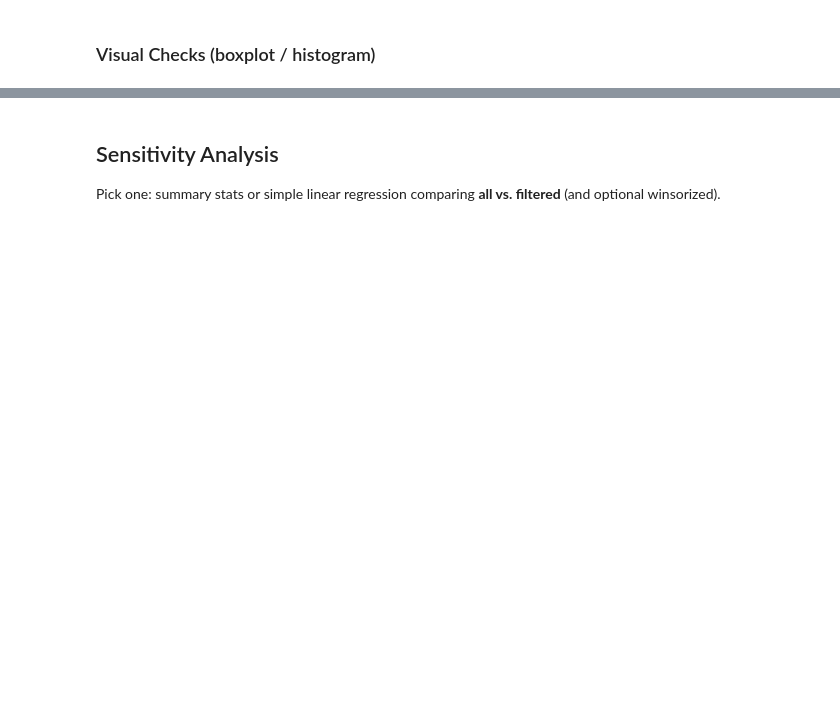
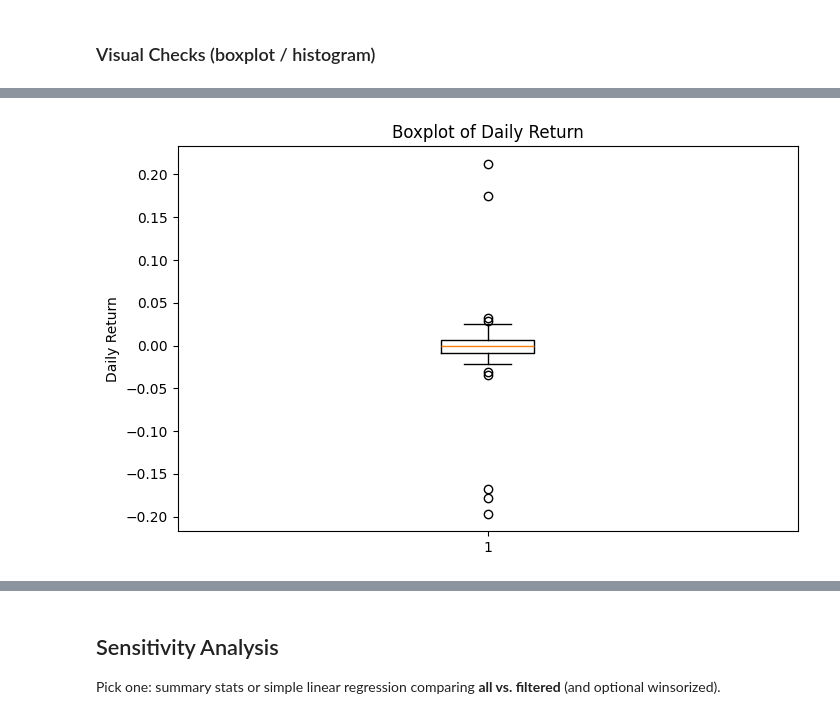
Before and after one commit to liuaixuan1/bootcamp_Aixuan_Liu, a Jupyter notebook: homework/homework07/homework07_outliers‑risk‑assumptions_submission.ipynb, the cells around one changed output, grey strips where cells are left out. Cells and saved outputs as stored; diff of their text form; code cells hidden in the pictures; blank space fills up the shorter version.

```diff
--- a/homework/homework07/homework07_outliers‑risk‑assumptions_submission.ipynb
+++ b/homework/homework07/homework07_outliers‑risk‑assumptions_submission.ipynb
@@ -124,2 +275,5 @@ def winsorize_series(series: pd.Series, lower: float = 0.05, upper: float = 0.95
 # %% [markdown]
 ## Apply Detection and Create Flags (choose a numeric column)
+# %%
+target_col = 'daily_return'
+df[target_col].describe()
@@ -126,5 +290,12 @@ def winsorize_series(series: pd.Series, lower: float = 0.05, upper: float = 0.95
 # %%
-target_col = 'y' if 'y' in df.columns else df.select_dtypes(include=['number']).columns[0]
-df['outlier_iqr'] = detect_outliers_iqr(df[target_col])
-df['outlier_z'] = detect_outliers_zscore(df[target_col], threshold=3.0)
-df[['outlier_iqr', 'outlier_z']].mean()  # fraction flagged
+df['outlier_iqr'] = detect_outliers_iqr(
+    df[target_col],
+    k=1.5
+)
+
+df['outlier_z'] = detect_outliers_zscore(
+    df[target_col],
+    threshold=3.0
+)
+
+df.head()
@@ -142,0 +353,18 @@ plt.show()
+# %%
+plt.figure(figsize=(8, 5))
+
+plt.boxplot(
+    df[target_col].dropna()
+)
+
+plt.title(
+    'Boxplot of Daily Return'
+)
+
+plt.ylabel(
+    'Daily Return'
+)
+
+plt.show()
+# %% [output]
+[figure, added]
```
Also changed, not shown: parts of 17 cells of this notebook.
